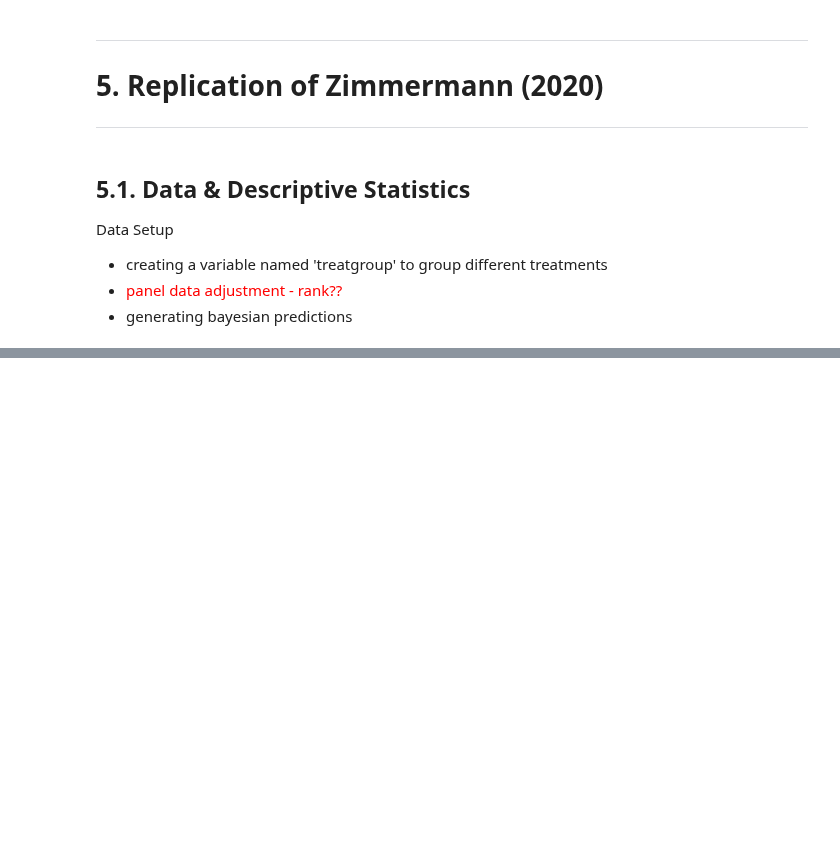
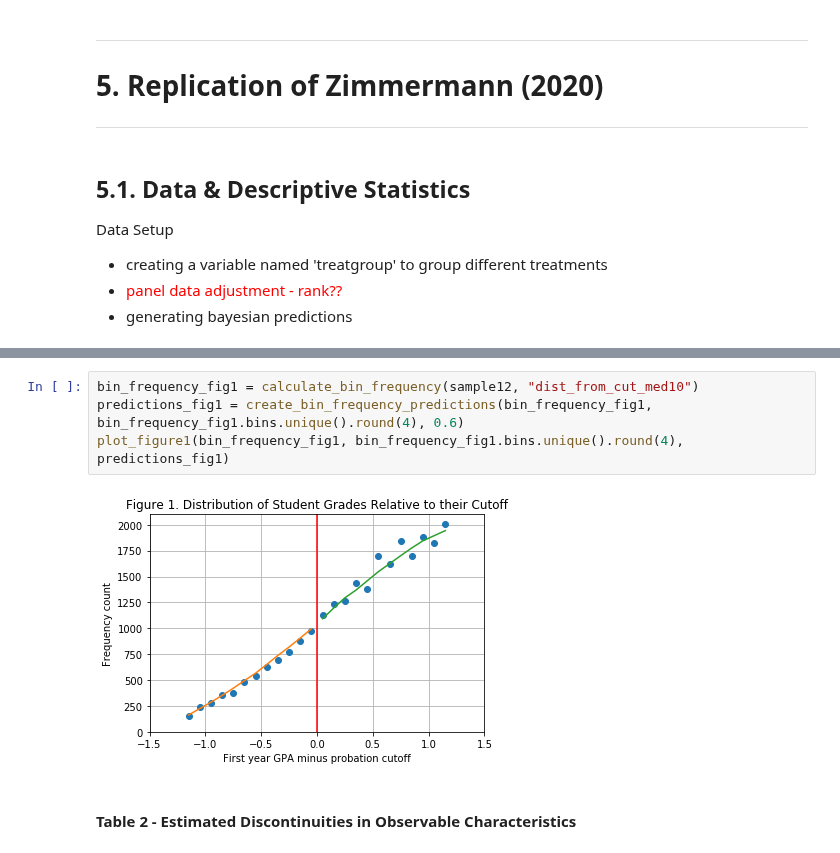
Before and after one commit to aysuavci/ose-data-science-course-project-aysuavci, a Jupyter notebook: example_project.ipynb, the cells around one changed output, grey strips where cells are left out. Saved outputs shown, nothing was run; the diff lists cells and outputs as text; blank space fills up the shorter version.

```diff
--- a/example_project.ipynb
+++ b/example_project.ipynb
@@ -85,0 +128,8 @@ pd.set_option("display.max.rows", 30)
+# %%
+bin_frequency_fig1 = calculate_bin_frequency(sample12, "dist_from_cut_med10")
+predictions_fig1 = create_bin_frequency_predictions(bin_frequency_fig1, bin_frequency_fig1.bins.unique().round(4), 0.6)
+plot_figure1(bin_frequency_fig1, bin_frequency_fig1.bins.unique().round(4), predictions_fig1)
+# %% [output]
+[figure, added]
+# %% [markdown]
+#### Table 2 - Estimated Discontinuities in Observable Characteristics
```
Also changed, not shown: parts of 111 cells of this notebook.
